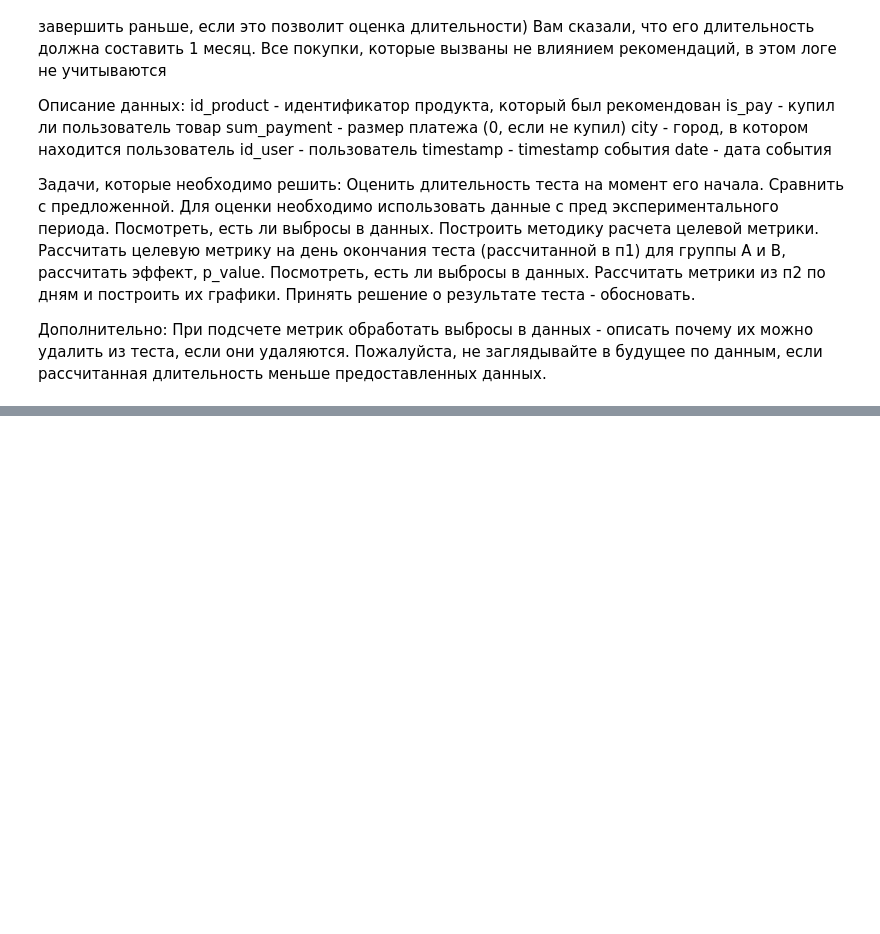
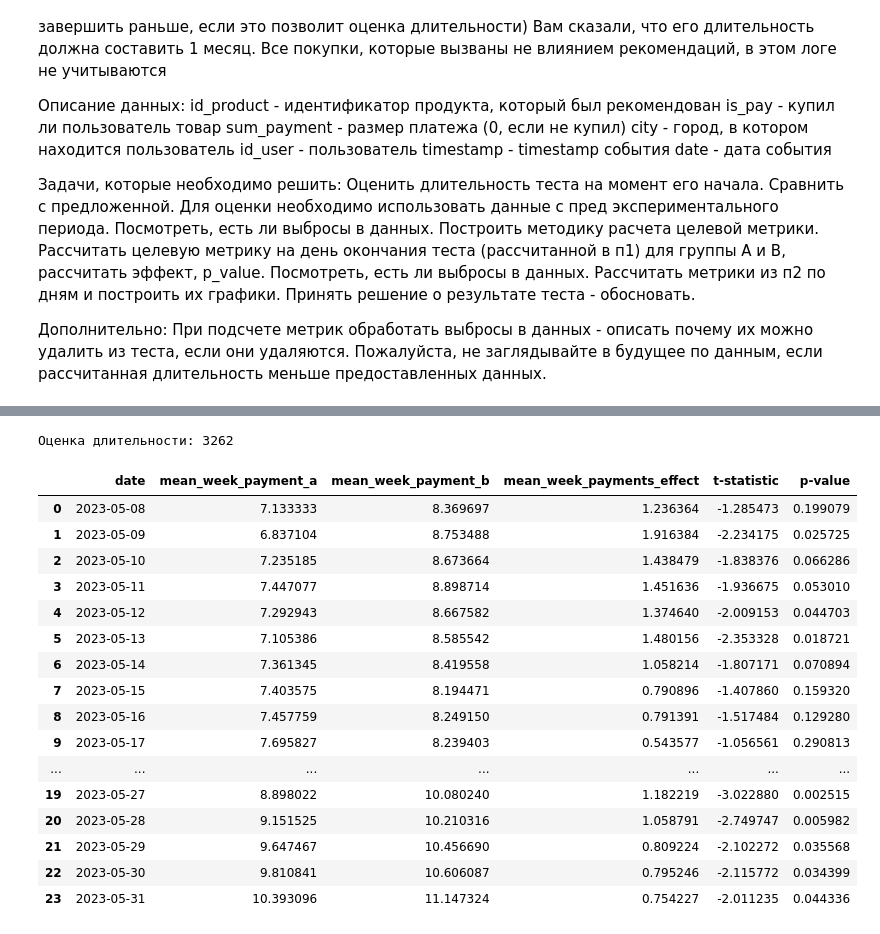
Before and after one commit to nmsonic/ab_test, a Jupyter notebook: Homework_4.ipynb, the cells around one changed output, grey strips where cells are left out. Drawn from its saved outputs; the diff is of its cells as text; code cells hidden in the pictures; blank space fills up the shorter version.

```diff
--- a/Homework_4.ipynb
+++ b/Homework_4.ipynb
@@ -112,0 +94,6 @@ See the caveats in the documentation: https://pandas.pydata.org/pandas-docs/stab
+# %%
+for df, name in zip(dfs, groups):
+    print(f'Number of unique users in {name}:', df.id_user.nunique())
+
+for df, name in zip(dfs, groups):
+    print(f'For group {name} min date: {df.timestamp.min()} and max date: {df.timestamp.max()}')
@@ -112,0 +130,15 @@ See the caveats in the documentation: https://pandas.pydata.org/pandas-docs/stab
+# %%
+alpha = 0.05
+power = 0.8
+beta = 1 - power
+effect = 10
+k = 1
+week_paymants_pre_group = calculate_week_payments(pre_group)
+sigma = np.std(week_paymants_pre_group)
+mu = np.mean(week_paymants_pre_group)
+effect = mu * effect / 100
+duration_ = int(duration(k, effect, sigma, sigma, alpha, beta))
+duration_group = duration_ // 2
+print(f"Оценка длительности: {duration_group}")
+# %% [output]
+Оценка длительности: 3262
@@ -112,0 +179,21 @@ See the caveats in the documentation: https://pandas.pydata.org/pandas-docs/stab
+# %%
+payments = ab_test(group_A, group_B)
+payments
+# %% [output]
+|  | date | mean_week_payment_a | mean_week_payment_b | mean_week_payments_effect | t-statistic | p-value |
+| 0 | 2023-05-08 | 7.133333 | 8.369697 | 1.236364 | -1.285473 | 0.199079 |
+| 1 | 2023-05-09 | 6.837104 | 8.753488 | 1.916384 | -2.234175 | 0.025725 |
+| 2 | 2023-05-10 | 7.235185 | 8.673664 | 1.438479 | -1.838376 | 0.066286 |
+| 3 | 2023-05-11 | 7.447077 | 8.898714 | 1.451636 | -1.936675 | 0.053010 |
+| 4 | 2023-05-12 | 7.292943 | 8.667582 | 1.374640 | -2.009153 | 0.044703 |
+| 5 | 2023-05-13 | 7.105386 | 8.585542 | 1.480156 | -2.353328 | 0.018721 |
+| 6 | 2023-05-14 | 7.361345 | 8.419558 | 1.058214 | -1.807171 | 0.070894 |
+| 7 | 2023-05-15 | 7.403575 | 8.194471 | 0.790896 | -1.407860 | 0.159320 |
+| 8 | 2023-05-16 | 7.457759 | 8.249150 | 0.791391 | -1.517484 | 0.129280 |
+| 9 | 2023-05-17 | 7.695827 | 8.239403 | 0.543577 | -1.056561 | 0.290813 |
+| ... | ... | ... | ... | ... | ... | ... |
+| 19 | 2023-05-27 | 8.898022 | 10.080240 | 1.182219 | -3.022880 | 0.002515 |
+| 20 | 2023-05-28 | 9.151525 | 10.210316 | 1.058791 | -2.749747 | 0.005982 |
+| 21 | 2023-05-29 | 9.647467 | 10.456690 | 0.809224 | -2.102272 | 0.035568 |
+| 22 | 2023-05-30 | 9.810841 | 10.606087 | 0.795246 | -2.115772 | 0.034399 |
+| 23 | 2023-05-31 | 10.393096 | 11.147324 | 0.754227 | -2.011235 | 0.044336 |
```
Also changed, not shown: parts of 17 cells of this notebook.
